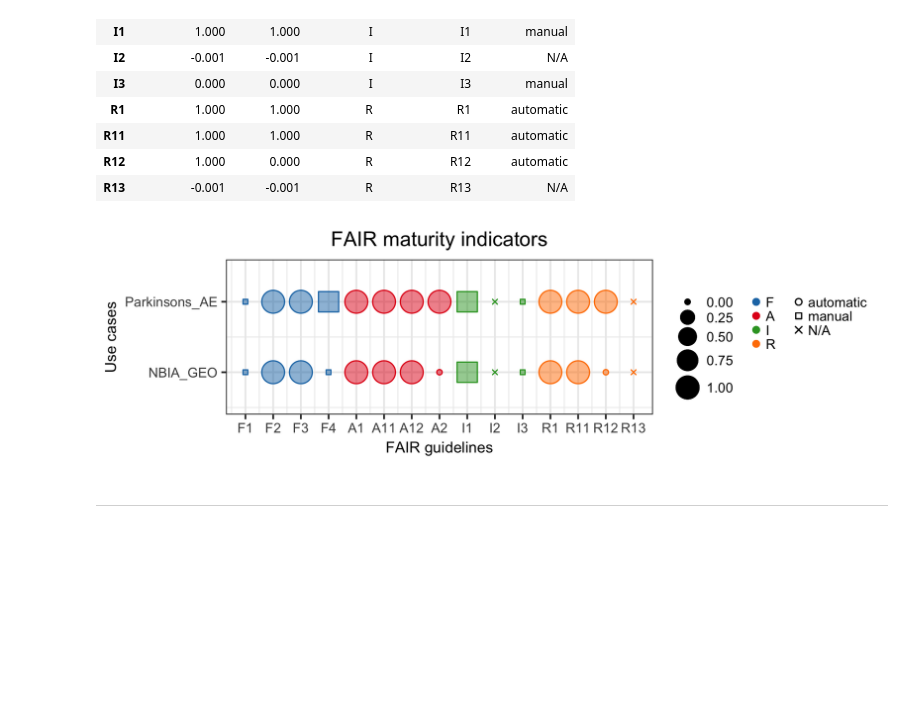
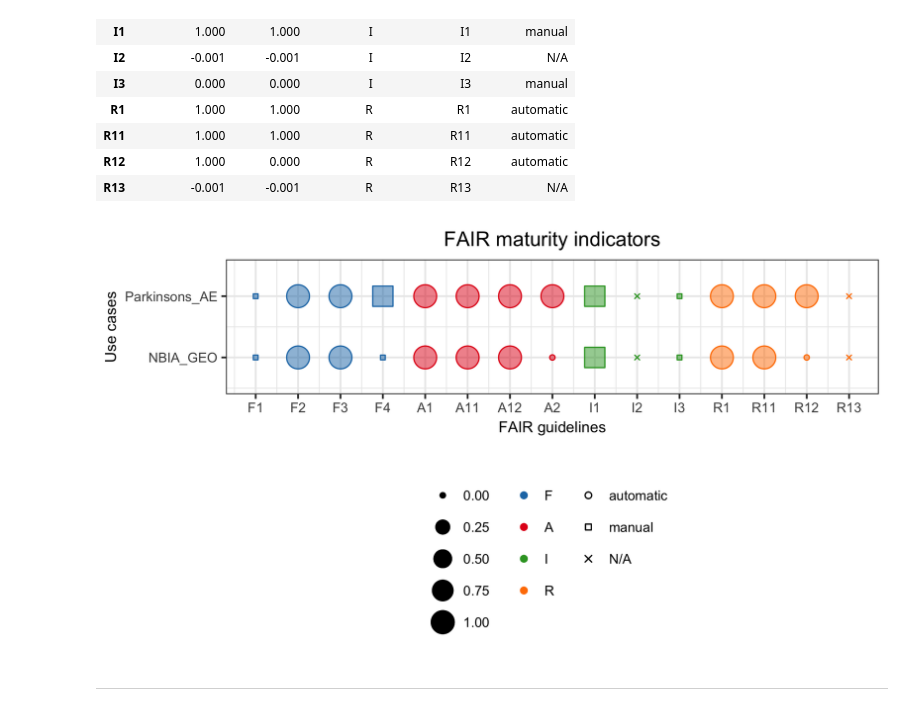
Before and after one commit to sbonaretti/FAIR_metrics, a Jupyter notebook: code/FAIR_assessment_2.ipynb, the cells around one changed output. Drawn from its saved outputs; the diff is of its cells as text; code cells hidden in the pictures; blank space fills up the shorter version.

Commit message:
change image to svg + legend to bottom + working on paper

```diff
--- a/code/FAIR_assessment_2.ipynb
+++ b/code/FAIR_assessment_2.ipynb
@@ -963,7 +963,7 @@ df
 | R12 | 1.000 | 0.000 | R | R12 | automatic |
 | R13 | -0.001 | -0.001 | R | R13 | N/A |
 # %%
-%%R -i df -w 6.5 -h 2 --units in -r 300 #-i df
+%%R -i df -w 6.5 -h 3.5 --units in -r 300 #-i df
 
 library(ggplot2)
 
@@ -1000,33 +1000,36 @@ pl <- ggplot (data=df, aes(x=x_values1, y=y_values, color=principles, size=Parki
         # axis text
         xlab ("Use cases") +
         ylab ("FAIR guidelines") +
         theme(text = element_text( size = axis_text_size)) +
         # change colors for lines
         scale_color_manual(values=c("#e31a1c", "#1f78b4", "#33a02c", "#ff7f00") ,
                            labels = c("F", "A", "I", "R"),
                            breaks = c("F", "A", "I", "R")
                           ) +
         # change colors for fills
         scale_fill_manual(values=c("#e31a1c", "#1f78b4", "#33a02c", "#ff7f00")) +
         # title
         ggtitle("FAIR maturity indicators") +
         theme(plot.title = element_text(size = title_text_size, hjust = 0.5))  +
         # legend - colors
         theme(legend.text = element_text(size=tick_text_size), legend.key.size = unit(0.2, "cm")) +
         labs(color="") +                             # no legend title
         labs(size="")  +                             # no legend title
         labs(shape="") +                             # no legend title
         theme (legend.spacing.x = unit(0.1, "cm"),   # reduce horizontal space between legends
                legend.box = "horizontal",            # put legends next to each other
+               legend.direction = "vertical",        #
+               legend.position = "bottom",           # under the graph
+               legend.key.size = unit(1.3, 'lines'), # space better legend items
                legend.margin=margin(c(1,7,1,1))) +   # margin around each legend
         guides(color = guide_legend(order=2),        # change legend order
                size  = guide_legend(order=1),
                shape = guide_legend(order=3))
 
 
 # display
 pl
 # %% [output]
-[figure, old version]
+[figure, new version]
 # %%
 %%R
```
Also changed, not shown: parts of 9 cells of this notebook, 16 other files.
